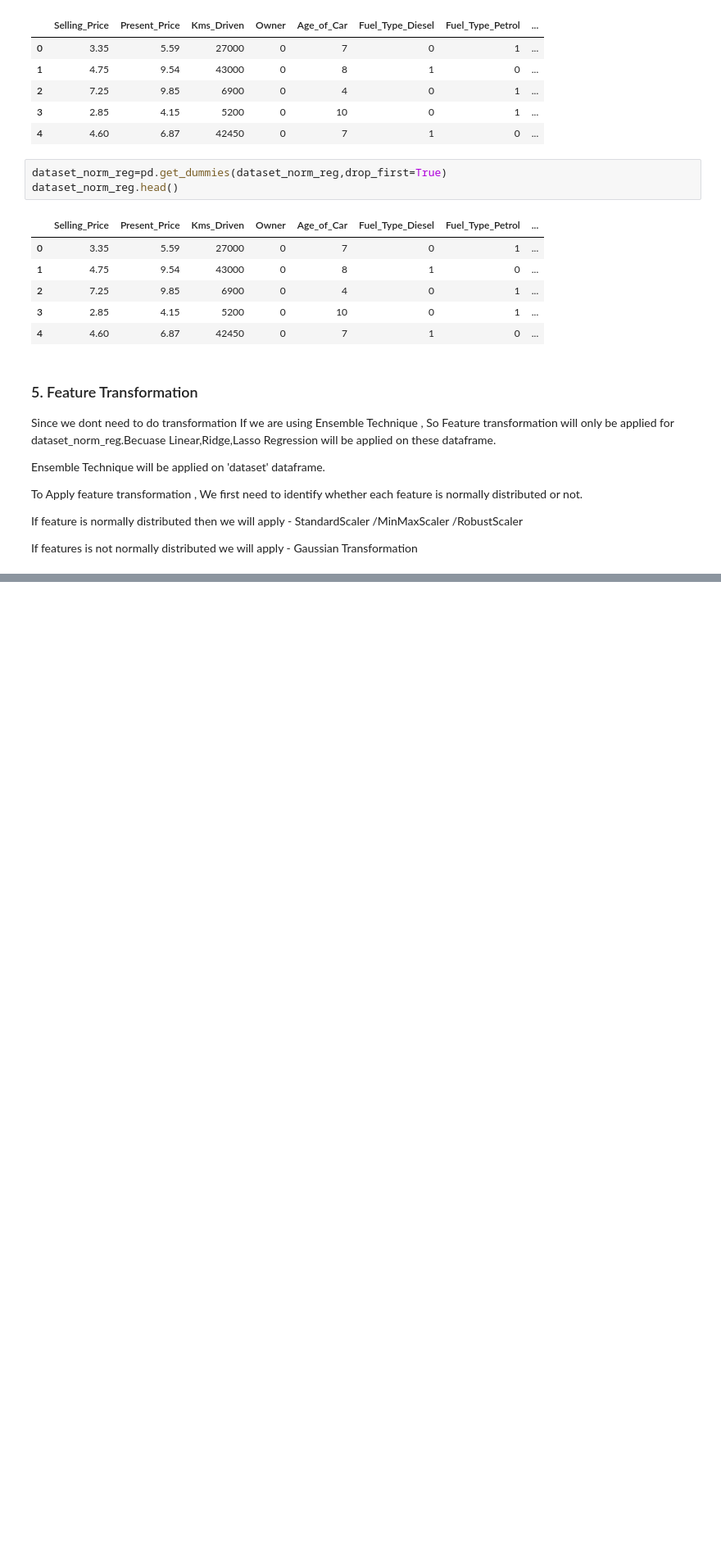
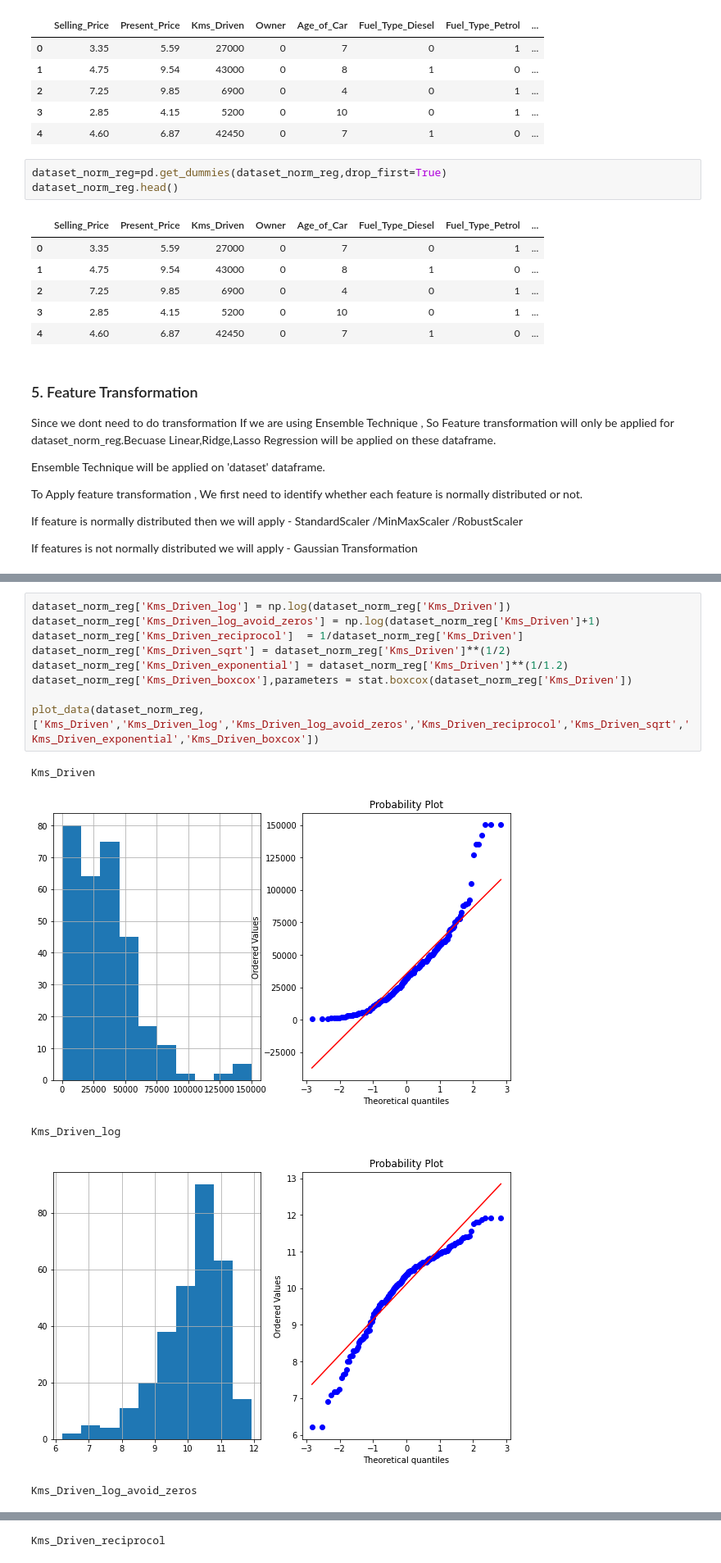
Before and after one commit to LuckyRathod/Data-Science-Projects, a Jupyter notebook: 2.Car Selling Price Prediction/car_price_prediction.ipynb, the cells around one changed output, grey strips where cells are left out. Shown at 82% size. Cells and saved outputs as stored; diff of their text form; blank space fills up the shorter version.

```diff
--- a/2.Car Selling Price Prediction/car_price_prediction.ipynb
+++ b/2.Car Selling Price Prediction/car_price_prediction.ipynb
@@ -608,0 +686,15 @@ If features is not normally distributed we will apply - Gaussian Transformation
+# %%
+dataset_norm_reg['Kms_Driven_log'] = np.log(dataset_norm_reg['Kms_Driven'])
+dataset_norm_reg['Kms_Driven_log_avoid_zeros'] = np.log(dataset_norm_reg['Kms_Driven']+1)
+dataset_norm_reg['Kms_Driven_reciprocol']  = 1/dataset_norm_reg['Kms_Driven']
+dataset_norm_reg['Kms_Driven_sqrt'] = dataset_norm_reg['Kms_Driven']**(1/2)
+dataset_norm_reg['Kms_Driven_exponential'] = dataset_norm_reg['Kms_Driven']**(1/1.2)
+dataset_norm_reg['Kms_Driven_boxcox'],parameters = stat.boxcox(dataset_norm_reg['Kms_Driven'])
+
+plot_data(dataset_norm_reg,['Kms_Driven','Kms_Driven_log','Kms_Driven_log_avoid_zeros','Kms_Driven_reciprocol','Kms_Driven_sqrt','Kms_Driven_exponential','Kms_Driven_boxcox'])
+# %% [output]
+Kms_Driven
+[figure, added]
+Kms_Driven_log
+[figure, added]
+Kms_Driven_log_avoid_zeros
@@ -608,0 +702 @@ If features is not normally distributed we will apply - Gaussian Transformation
+Kms_Driven_reciprocol
```
Also changed, not shown: parts of 47 cells of this notebook.
